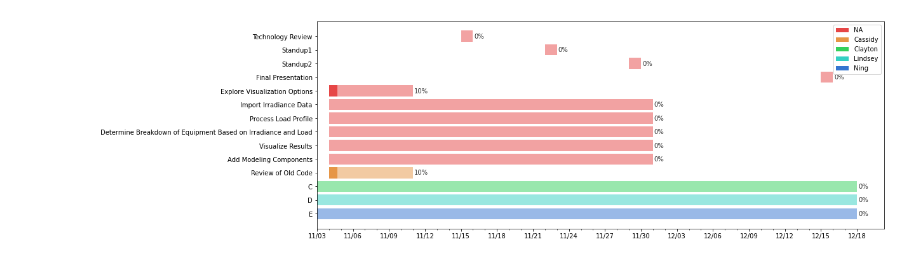
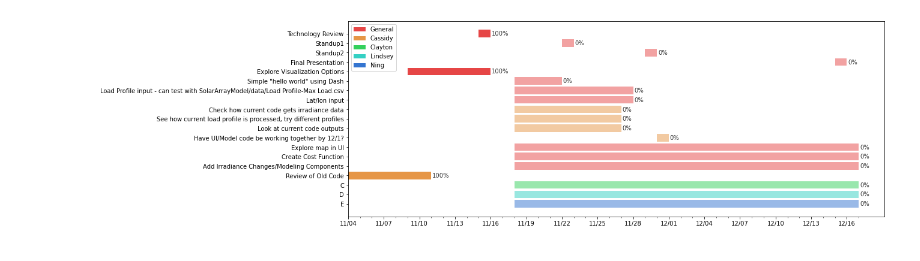
Before and after one commit to UW-Solar-GRID/GRID, a Jupyter notebook: doc/Gantt.ipynb, the cells around one changed output. Drawn from its saved outputs; the diff is of its cells as text; code cells hidden in the pictures.

```diff
--- a/doc/Gantt.ipynb
+++ b/doc/Gantt.ipynb
@@ -9,28 +9,36 @@ df=pd.DataFrame(columns=['Task','Start','End','Assigned','Completion'])
 Items=[
 
     #General Tasks and Events
-    ['Technology Review','2021-11-15','2021-11-16','General',0],
+    ['Technology Review','2021-11-15','2021-11-16','General',1],
     ['Standup1','2021-11-22','2021-11-23','General',0],
     ['Standup2','2021-11-29','2021-11-30','General',0],
     ['Final Presentation','2021-12-15','2021-12-16','General',0],
-    ['Explore Visualization Options','2021-11-4','2021-11-11','General',.10],
 
-    #Still working on breaking these down
-    ['Import Irradiance Data','2021-11-4','2021-12-1','General',0],
-    ['Process Load Profile','2021-11-4','2021-12-1','General',0],
-    ['Determine Breakdown of Equipment Based on Irradiance and Load','2021-11-4','2021-12-1','General',0],
-    ['Create Cost Function','2021-11-4','2021-12-1','General',0],
-    ['Visualize Results','2021-11-4','2021-12-1','General',0],
-    ['Add Irradiance Changes/Modeling Components','2021-11-4','2021-12-1','General',0],
+    #UI
+    ['Explore Visualization Options','2021-11-9','2021-11-16','General',1],
+    ['Simple "hello world" using Dash','2021-11-18','2021-11-22','General',0],
+    ['Load Profile input - can test with SolarArrayModel/data/Load Profile-Max Load.csv','2021-11-18','2021-11-28','General',0],
+    ['Lat/lon input','2021-11-18','2021-11-28','General',0],
+
+
+    #Modeling Code
+    ['Check how current code gets irradiance data','2021-11-18','2021-11-27','Cassidy',0],
+    ['See how current load profile is processed, try different profiles','2021-11-18','2021-11-27','Cassidy',0],
+    ['Look at current code outputs','2021-11-18','2021-11-27','Cassidy',0],
+
+    #Merging UI and Code
+    ['Have UI/Model code be working together by 12/1?','2021-11-30','2021-12-1','Cassidy',0],
+
+    #If time allows
+    ['Explore map in UI','2021-11-18','2021-12-17','General',0],
+    ['Create Cost Function','2021-11-18','2021-12-17','General',0],
+    ['Add Irradiance Changes/Modeling Components','2021-11-18','2021-12-17','General',0],
 
     #Assigned Tasks
-    ['Review of Old Code','2021-11-4','2021-11-11','Cassidy',.10],
-
-    ['C','2021-11-3','2021-12-18','Clayton',0],
-
-    ['D','2021-11-3','2021-12-18','Lindsey',0],
-
-    ['E','2021-11-3','2021-12-18','Ning',0],
+    ['Review of Old Code','2021-11-4','2021-11-11','Cassidy',1],
+    ['C','2021-11-18','2021-12-17','Clayton',0],
+    ['D','2021-11-18','2021-12-17','Lindsey',0],
+    ['E','2021-11-18','2021-12-17','Ning',0],
 
     ]
 
@@ -62,23 +70,24 @@ df['current_num'] = (df.days_start_to_end * df.Completion)
 # %%
 fig, ax = plt.subplots(1, figsize=(16,6))
 # bars
 ax.barh(df.Task, df.current_num, left=df.start_num, color=df.color)
 ax.barh(df.Task, df.days_start_to_end, left=df.start_num, color=df.color, alpha=0.5)
 # texts
 for idx, row in df.iterrows():
     ax.text(row.end_num+0.1, idx,
             f"{int(row.Completion*100)}%",
             va='center', alpha=0.8)
 ##### LEGENDS #####
+c_dict = {'General':'#E64646', 'Cassidy':'#E69646', 'Clayton':'#34D05C', 'Lindsey':'#34D0C3', 'Ning':'#3475D0'}
 legend_elements = [Patch(facecolor=c_dict[i], label=i)  for i in c_dict]
 plt.legend(handles=legend_elements)
 ##### TICKS #####
 xticks = np.arange(0, df.end_num.max()+1, 3)
 xticks_labels = pd.date_range(proj_start, end=df.End.max()).strftime("%m/%d")
 xticks_minor = np.arange(0, df.end_num.max()+1, 1)
 ax.set_xticks(xticks)
 ax.set_xticks(xticks_minor, minor=True)
 ax.set_xticklabels(xticks_labels[::3])
 plt.show()
 # %% [output]
-[figure, old version]
+[figure, new version]
```
